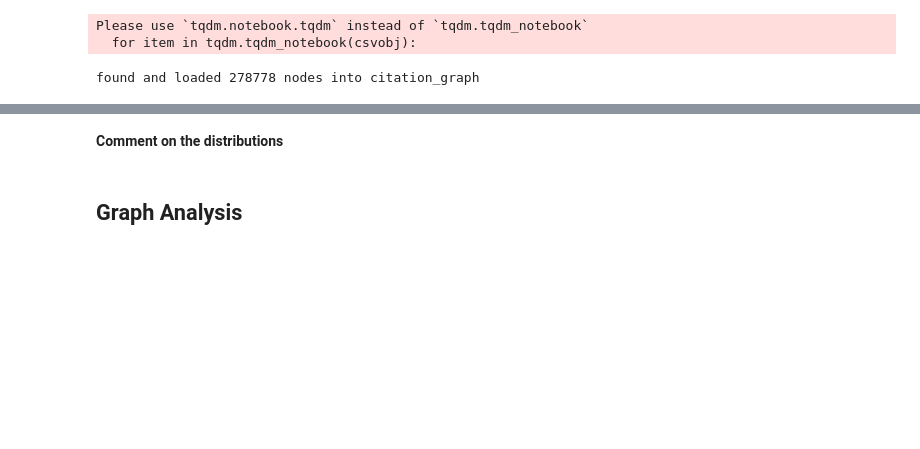
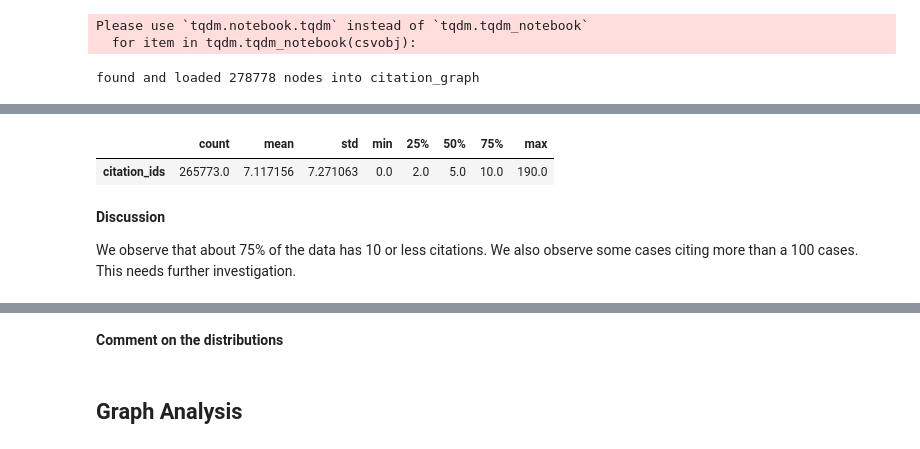
Before and after one commit to parambharat/cs109b-grp9-final-project, a Jupyter notebook: notebooks/grp9-milestone-2-submission.ipynb, the cells around one changed output, grey strips where cells are left out. Drawn from its saved outputs; the diff is of its cells as text; code cells hidden in the pictures; blank space fills up the shorter version.

```diff
--- a/notebooks/grp9-milestone-2-submission.ipynb
+++ b/notebooks/grp9-milestone-2-submission.ipynb
@@ -431,0 +432,9 @@ plt.show()
+# %%
+display(pd.DataFrame(cases_data.citation_ids.map(len).describe()).T)
+# %% [output]
+|  | count | mean | std | min | 25% | 50% | 75% | max |
+| citation_ids | 265773.0 | 7.117156 | 7.271063 | 0.0 | 2.0 | 5.0 | 10.0 | 190.0 |
+# %% [markdown]
+**Discussion**
+
+We observe that about 75% of the data has 10 or less citations. We also observe some cases citing more than a 100 cases. This needs further investigation.
```
Also changed, not shown: parts of 52 cells of this notebook.
